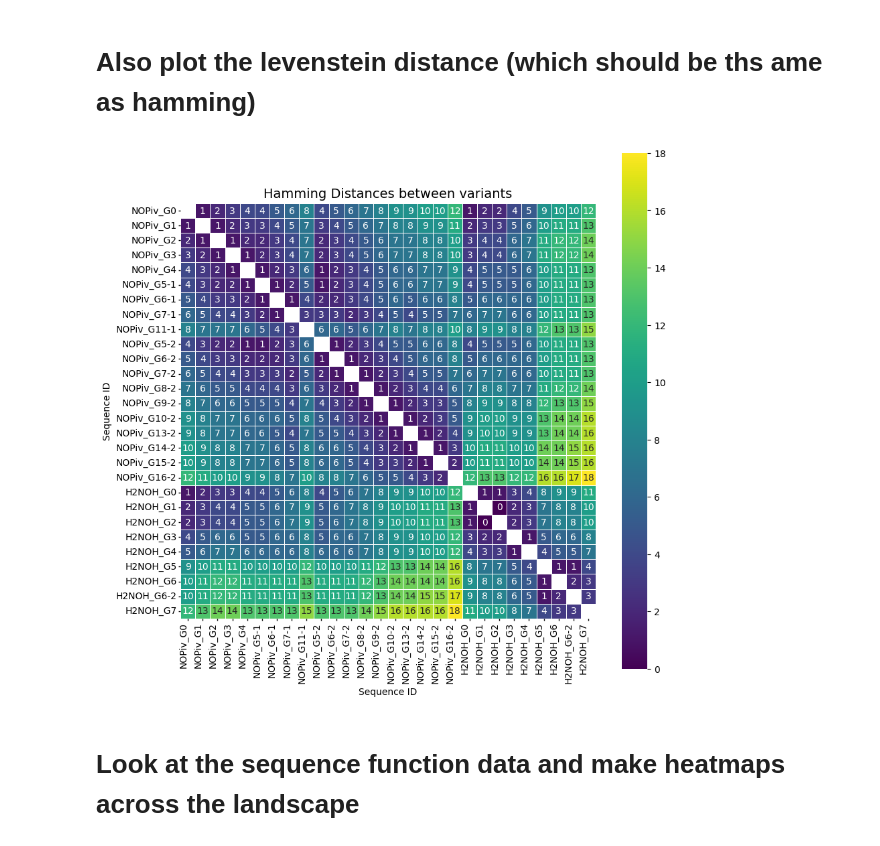
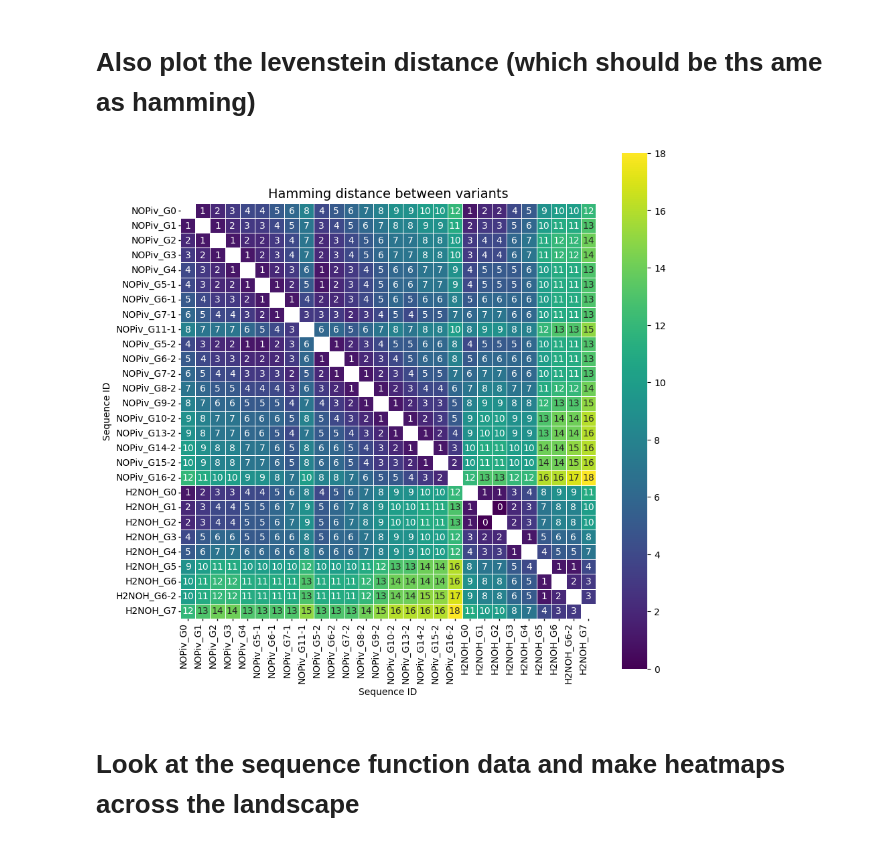
Before and after one commit to ArianeMora/beta_aminoacids, a Jupyter notebook: LevSeq_Results_Vis.ipynb, the cells around one changed output. Cells and saved outputs as stored; diff of their text form; code cells hidden in the pictures.

```diff
--- a/LevSeq_Results_Vis.ipynb
+++ b/LevSeq_Results_Vis.ipynb
@@ -132,17 +132,17 @@ dist_df = pd.DataFrame(dist_matrix, index=lineage_df.name.values, columns=lineag
 # %%
 fig1, ax1 = plt.subplots(figsize=(10, 10))
 sns.heatmap(dist_df, annot=True, fmt=".0f", cmap="viridis", cbar=True, square=True, ax=ax1,
             linewidths=0.5, linecolor="white")
-ax1.set_title(f"Hamming Distances between variants", fontsize=14)
+ax1.set_title(f"Hamming distance between variants", fontsize=14)
 ax1.set_xlabel("Sequence ID")
 ax1.set_ylabel("Sequence ID")
 plt.xticks(rotation=45, ha='right')
 plt.yticks(rotation=0)
 ax1 = clean_plt(ax1)
-plt.savefig(f'{fig_dir}heatmap_levenshtein_lineage.png', dpi=300)
+plt.savefig(f'{fig_dir}heatmap_levenshtein_lineage.png', dpi=300, bbox_inches='tight')
 plt.savefig(f'{fig_dir}heatmap_levenshtein_lineage.svg')
 # %% [output]
-[figure, old version]
+[figure, new version]
 # %% [markdown]
 # Look at the sequence function data and make heatmaps across the landscape
 # %%
```
Also changed, not shown: parts of 36 cells of this notebook, 2 other files.
